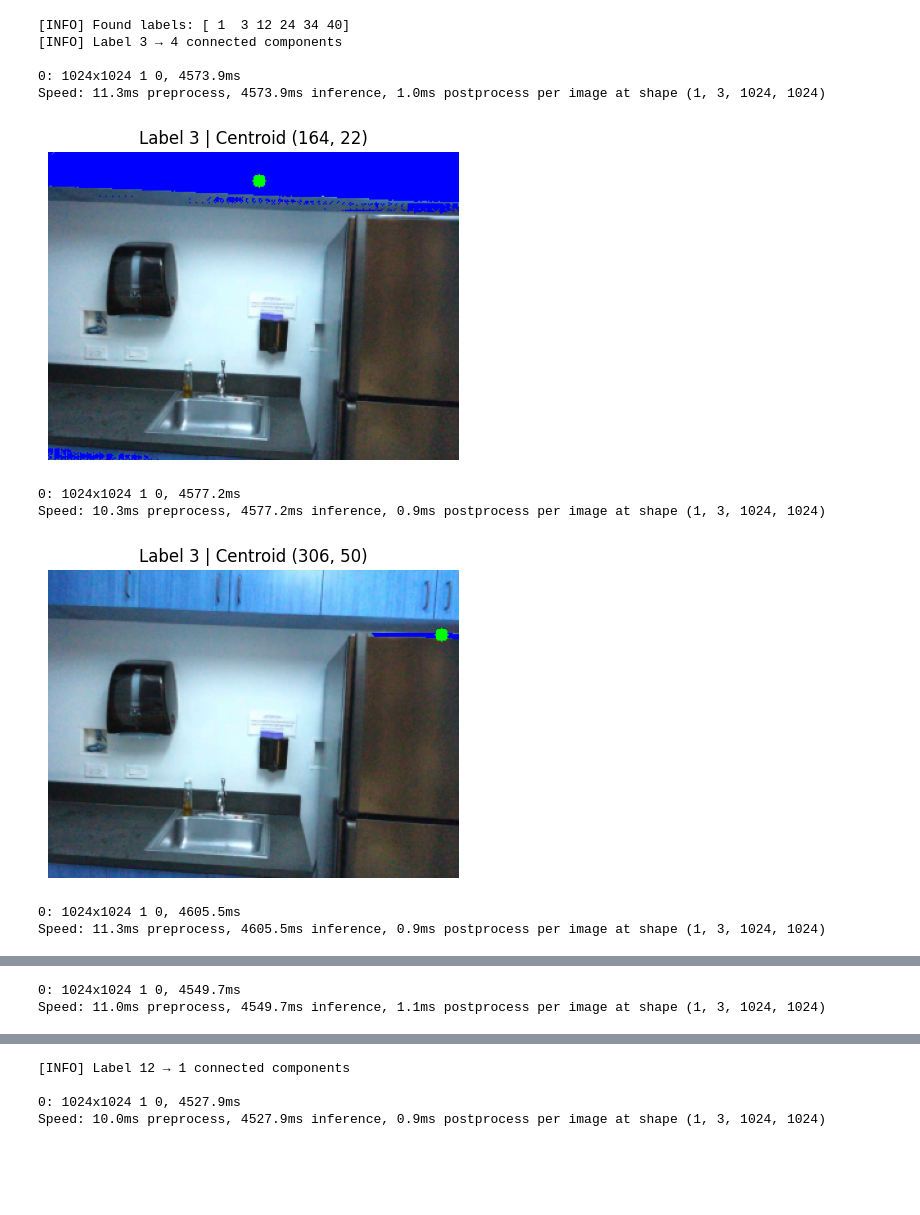
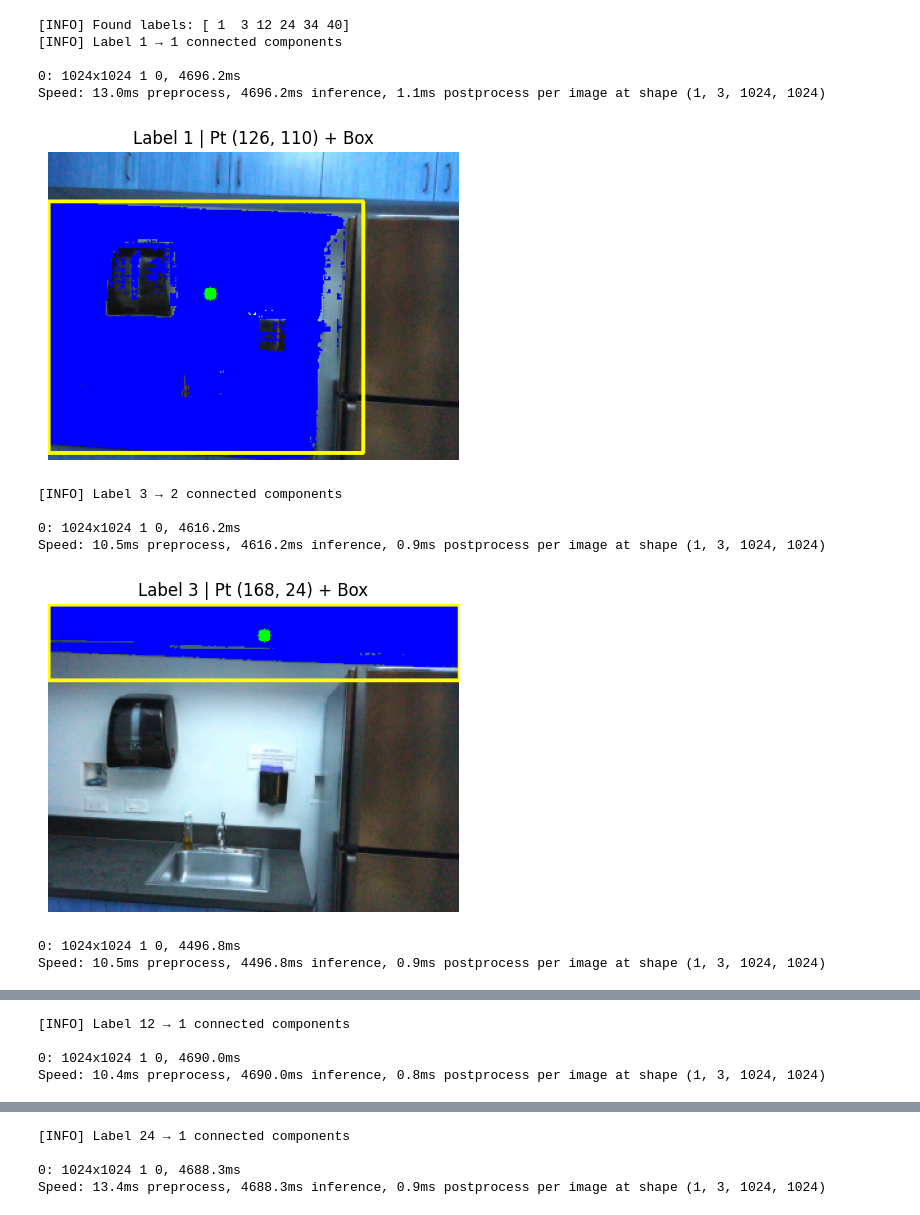
Before and after one commit to aislabunimi/domain.adaptation.3D, a Jupyter notebook: SamRefinement/main.ipynb, the cells around one changed output, grey strips where cells are left out. Drawn from its saved outputs; the diff is of its cells as text; code cells hidden in the pictures; blank space fills up the shorter version.

```diff
--- a/SamRefinement/main.ipynb
+++ b/SamRefinement/main.ipynb
@@ -4,7 +4,7 @@ import cv2
 import numpy as np
 import matplotlib.pyplot as plt
 from ultralytics import SAM
-from SamRefinement import SAM2Refiner
+from SamRefinerMixed import SAM2RefinerMixed
 
 def rgb_to_class_index(rgb_image, class_colors, tolerance=5):
     h, w = rgb_image.shape[:2]
@@ -14,40 +14,42 @@ def rgb_to_class_index(rgb_image, class_colors, tolerance=5):
         class_map[mask] = class_idx
     return class_map
 
 def labels_to_rgb(label_img,class_colors):
     """Convert label indices (H, W) to RGB image using predefined colormap."""
     sem_new = np.zeros((label_img.shape[0], label_img.shape[1], 3), dtype=np.uint8)
     for i in range(41):  # self.max_classes is 41
         sem_new[label_img == i] = class_colors[i]
     return sem_new
 # === Static Paths ===
 mapping = np.genfromtxt("nyu40_segmentation_mapping.csv", delimiter=",")[1:, 1:4]
 class_colors = mapping
 image_path = "./test_db/color/618.jpg"         # Path to RGB image
 pseudo_mask_path = "./test_db/pseudo/618.png"   # Path to pseudo label (color)
 
 pseudo_bgr = cv2.imread(pseudo_mask_path)
 pseudo_rgb = cv2.cvtColor(pseudo_bgr, cv2.COLOR_BGR2RGB)
 model_path = "sam2_b.pt"         # Path to SAM2 model weights
 
 # === Load Inputs ===
 image_bgr = cv2.imread(image_path)
 image_rgb = cv2.cvtColor(image_bgr, cv2.COLOR_BGR2RGB)
 image_rgb= cv2.resize(image_rgb,(320,240),interpolation=cv2.INTER_AREA)
 pseudo_mask = rgb_to_class_index(pseudo_rgb, class_colors)
 
 # === Refine ===
-refiner = SAM2Refiner(model_path=model_path)
+refiner = SAM2RefinerMixed(model_path=model_path)
 refined_mask = refiner.refine(image_rgb, pseudo_mask)
 # %% [output]
 [INFO] Found labels: [ 1  3 12 24 34 40]
-[INFO] Label 3 → 4 connected components
+[INFO] Label 1 → 1 connected components
 
-0: 1024x1024 1 0, 4573.9ms
-Speed: 11.3ms preprocess, 4573.9ms inference, 1.0ms postprocess per image at shape (1, 3, 1024, 1024)
+0: 1024x1024 1 0, 4696.2ms
+Speed: 13.0ms preprocess, 4696.2ms inference, 1.1ms postprocess per image at shape (1, 3, 1024, 1024)
-[figure, old version]
+[figure, new version]
-0: 1024x1024 1 0, 4577.2ms
-Speed: 10.3ms preprocess, 4577.2ms inference, 0.9ms postprocess per image at shape (1, 3, 1024, 1024)
+[INFO] Label 3 → 2 connected components
+
+0: 1024x1024 1 0, 4616.2ms
+Speed: 10.5ms preprocess, 4616.2ms inference, 0.9ms postprocess per image at shape (1, 3, 1024, 1024)
-[figure, old version]
+[figure, new version]
-0: 1024x1024 1 0, 4605.5ms
-Speed: 11.3ms preprocess, 4605.5ms inference, 0.9ms postprocess per image at shape (1, 3, 1024, 1024)
+0: 1024x1024 1 0, 4496.8ms
+Speed: 10.5ms preprocess, 4496.8ms inference, 0.9ms postprocess per image at shape (1, 3, 1024, 1024)
@@ -55,2 +57,4 @@ Speed: 11.3ms preprocess, 4605.5ms inference, 0.9ms postprocess per image at sha
-0: 1024x1024 1 0, 4549.7ms
-Speed: 11.0ms preprocess, 4549.7ms inference, 1.1ms postprocess per image at shape (1, 3, 1024, 1024)
+[INFO] Label 12 → 1 connected components
+
+0: 1024x1024 1 0, 4690.0ms
+Speed: 10.4ms preprocess, 4690.0ms inference, 0.8ms postprocess per image at shape (1, 3, 1024, 1024)
@@ -58,4 +62,4 @@ Speed: 11.0ms preprocess, 4549.7ms inference, 1.1ms postprocess per image at sha
-[INFO] Label 12 → 1 connected components
+[INFO] Label 24 → 1 connected components
 
-0: 1024x1024 1 0, 4527.9ms
-Speed: 10.0ms preprocess, 4527.9ms inference, 0.9ms postprocess per image at shape (1, 3, 1024, 1024)
+0: 1024x1024 1 0, 4688.3ms
+Speed: 13.4ms preprocess, 4688.3ms inference, 0.9ms postprocess per image at shape (1, 3, 1024, 1024)
```
Also changed, not shown: parts of 4 cells of this notebook, 2 other files.
